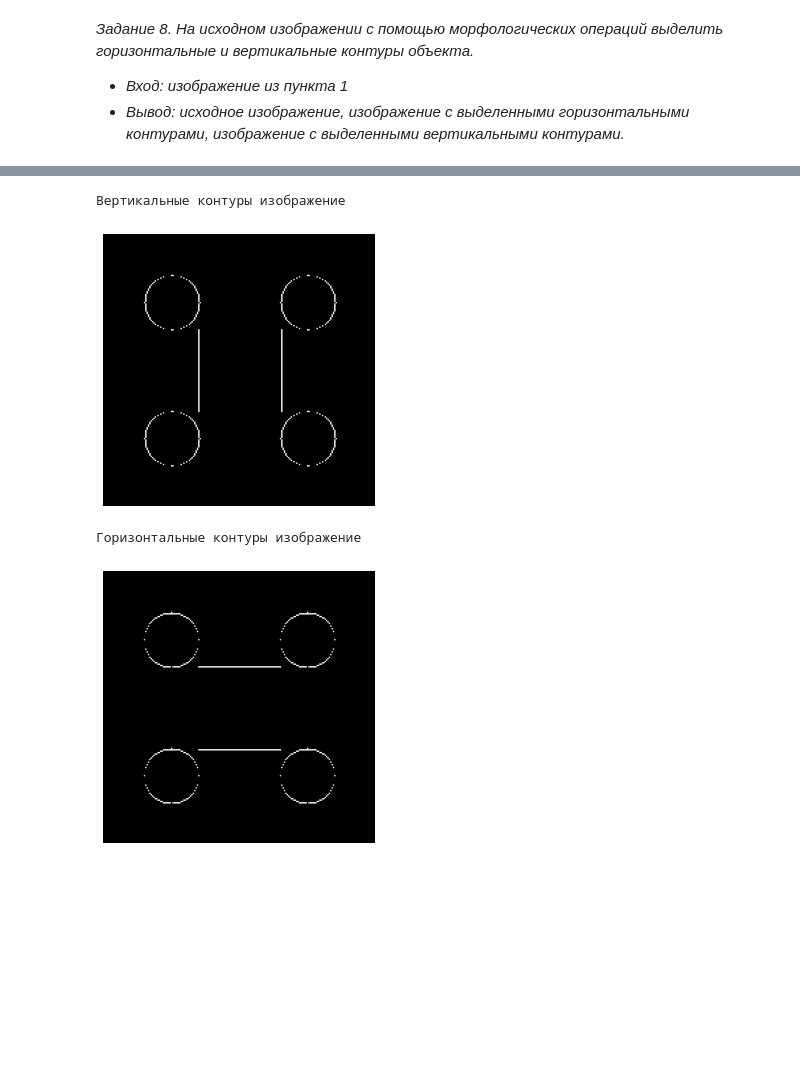
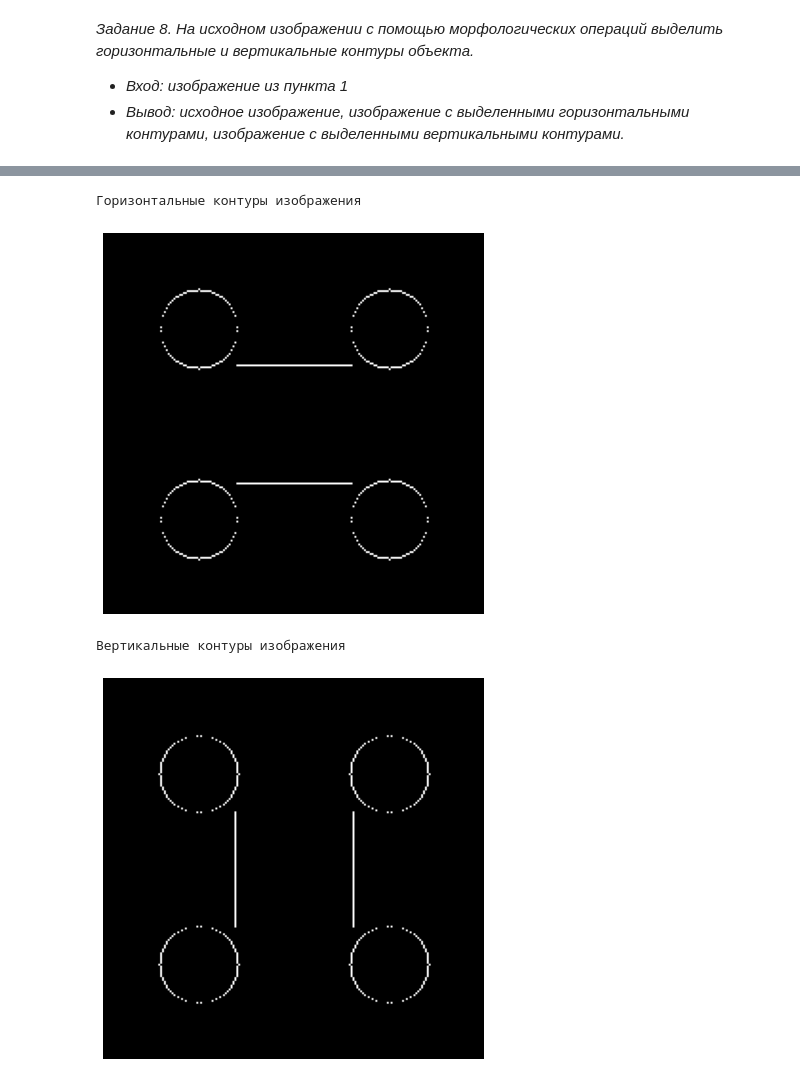
Before and after one commit to DimaScientist/Image-Processing-Systems, a Jupyter notebook: lab3.ipynb, the cells around one changed output, grey strips where cells are left out. Saved outputs shown, nothing was run; the diff lists cells and outputs as text; code cells hidden in the pictures; blank space fills up the shorter version.

```diff
--- a/lab3.ipynb
+++ b/lab3.ipynb
@@ -32,7 +32,7 @@ warnings.filterwarnings("ignore")
 def plot_image(input_image: np.ndarray) -> None:
     """Функция отрисовки изображения."""
     image_shape = input_image.shape
-    plt.figure(figsize=(5, 5))
+    plt.figure(figsize=(7, 7))
     plt.axis("off")
     if len(image_shape) == 3:
         plt.imshow(cv2.cvtColor(input_image, cv2.COLOR_BGR2RGB))
@@ -42,7 +42,7 @@ def plot_image(input_image: np.ndarray) -> None:
 
 def noise_factor(image_1: np.ndarray, image_2: np.ndarray) -> int:
     """Функция подсчета коэффициента шума."""
-    return np.sum(image_1 != image_2)
+    return np.sum(image_1 != image_2) / (image_1.shape[0] * image_1.shape[1])
 # %% [markdown]
 *Задание 1. Создать средствами OpenCV бинарное изображение с простым рисунком.*
 
@@ -97,20 +97,33 @@ print(f"Коэффициент зашумленности: {noise_factor(image,
 > Функции вида fun(Image, struct)
 Где struct  - структурный элемент в виде матрицы
 # %%
+def get_window_values(window: np.ndarray, struct: np.ndarray) -> list:
+    """Выдает значения в окне."""
+    values = []
+    for i in range(0, struct.shape[0]):
+        for j in range(0, struct.shape[1]):
+            if struct[i, j] == 1:
+                values.append(window[i, j])
+    return values
+
 def erosion(input_image: np.ndarray, struct: np.ndarray) -> np.ndarray:
     """Функция реализации эрозии."""
     rows, cols = input_image.shape
     struct_rows, struct_cols = struct.shape
+    add_rows, add_cols = struct.shape
+    aug_rows, aug_cols = rows + 2 * (add_rows // 2), cols + 2 * (add_cols // 2)
 
-    augmented_image = np.zeros((rows + 2, cols + 2))
-    augmented_image[ 1 : -1, 1 : -1] = input_image
+    augmented_image = np.zeros((aug_rows, aug_cols))
+    augmented_image[
+        (add_rows // 2) : aug_rows - (add_rows // 2),
+        (add_cols // 2) :  aug_cols - (add_cols // 2)
+    ] = input_image
     result_image = input_image.copy()
 
     for i in tqdm(range(rows)):
         for j in range(cols):
-
             current_window = augmented_image[i : i + struct_rows, j : j + struct_cols]
-            result_image[i, j] = np.min(current_window[struct])
+            result_image[i, j] = np.min(get_window_values(current_window, struct))
 
     clear_output()
     return result_image
@@ -120,16 +133,21 @@ def dilatation(input_image: np.ndarray, struct: np.ndarray) -> np.ndarray:
     """Функция реализации дилатации."""
     rows, cols = input_image.shape
     struct_rows, struct_cols = struct.shape
+    add_rows, add_cols = struct.shape
+    aug_rows, aug_cols = rows + 2 * (add_rows // 2), cols + 2 * (add_cols // 2)
 
-    augmented_image = np.zeros((rows + 2, cols + 2))
-    augmented_image[ 1 : -1, 1 : -1] = input_image
+    augmented_image = np.zeros((aug_rows, aug_cols))
+    augmented_image[
+        (add_rows // 2) : aug_rows - (add_rows // 2),
+        (add_cols // 2) :  aug_cols - (add_cols // 2)
+    ] = input_image
     result_image = input_image.copy()
 
     for i in tqdm(range(rows)):
         for j in range(cols):
 
             current_window = augmented_image[i : i + struct_rows, j : j + struct_cols]
-            result_image[i, j] = np.max(current_window[struct])
+            result_image[i, j] = np.max(get_window_values(current_window, struct))
 
     clear_output()
     return result_image
@@ -359,19 +371,17 @@ struct_el = np.array([
 ])
 ver_image = (image + dilatation(image, struct=struct_el)) % 2
 plot_image(ver_image)
-print("Вертикальные контуры изображение")
+print("Горизонтальные контуры изображения")
 # %% [output]
-Вертикальные контуры изображение
+Горизонтальные контуры изображения
-[figure, old version]
+[figure, new version]
 # %%
 struct_el = np.array([
-    [0, 1, 0],
     [1, 1, 1],
-    [0, 1, 0],
 ])
-hor_image = (image + autopsies(image, struct=struct_el)) % 2
+hor_image = (image + dilatation(image, struct=struct_el)) % 2
 plot_image(hor_image)
-print("Горизонтальные контуры изображение")
+print("Вертикальные контуры изображения")
 # %% [output]
-Горизонтальные контуры изображение
+Вертикальные контуры изображения
-[figure, old version]
+[figure, new version]
```
Also changed, not shown: parts of 25 cells of this notebook, 1 other file.
